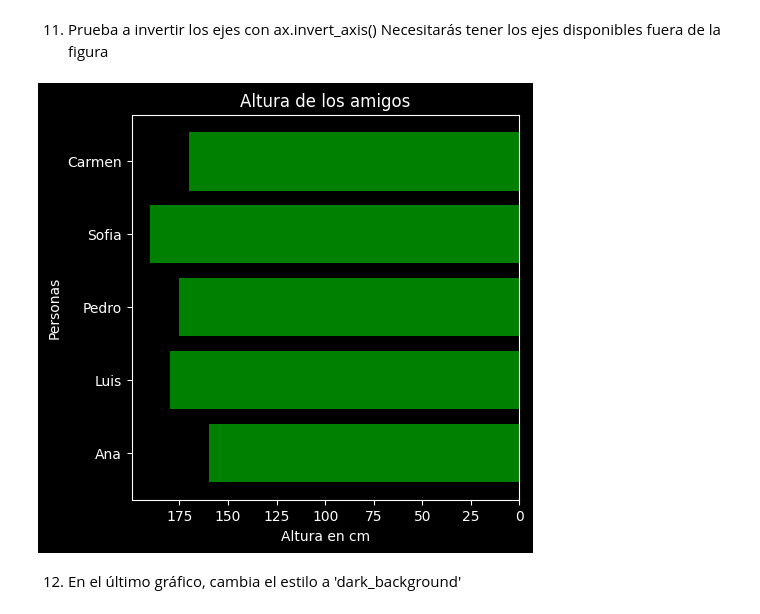
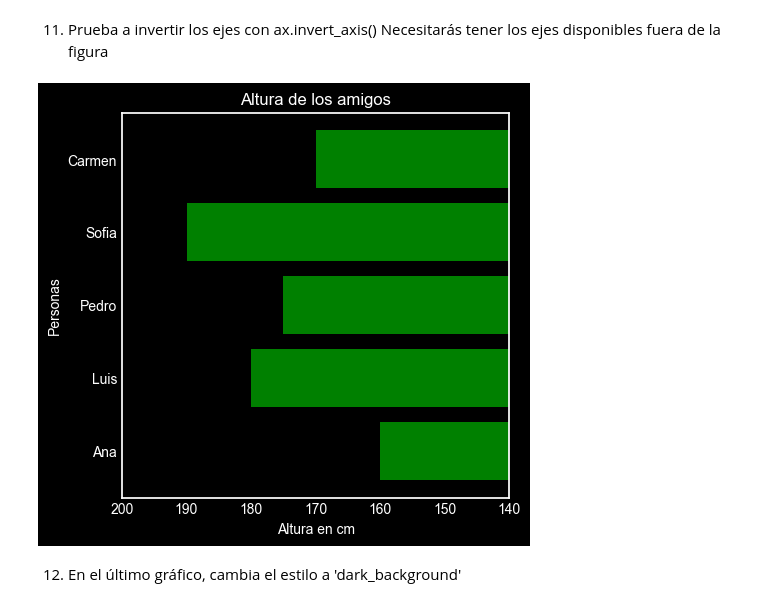
Before and after one commit to IbaiCosgaya/2503_dsft_thebridge_ibai, a Jupyter notebook: 2-Data_Analysis/6-Visualización/1-Matplotlib/ejercicios/ejercicios_Matplotlib.ipynb, the cells around one changed output. Drawn from its saved outputs; the diff is of its cells as text; code cells hidden in the pictures.

```diff
--- a/2-Data_Analysis/6-Visualización/1-Matplotlib/ejercicios/ejercicios_Matplotlib.ipynb
+++ b/2-Data_Analysis/6-Visualización/1-Matplotlib/ejercicios/ejercicios_Matplotlib.ipynb
@@ -209,19 +213,20 @@ Necesitarás tener los ejes disponibles fuera de la figura
 # %%
 plt.style.use('dark_background')
 
 fig, ax = plt.subplots(figsize=(5, 5))
 
 ax.barh(personas, altura, color="green")
 
 ax.set_xlabel('Altura en cm')
 ax.set_ylabel('Personas')
 ax.set_title('Altura de los amigos')
+plt.xlim(140,200)
 
 ax.invert_xaxis()
 
 plt.show()
 # %% [output]
-[figure, old version]
+[figure, new version]
 # %% [markdown]
 12. En el último gráfico, cambia el estilo a 'dark_background'
 # %%
```
Also changed, not shown: parts of 8 cells of this notebook.
